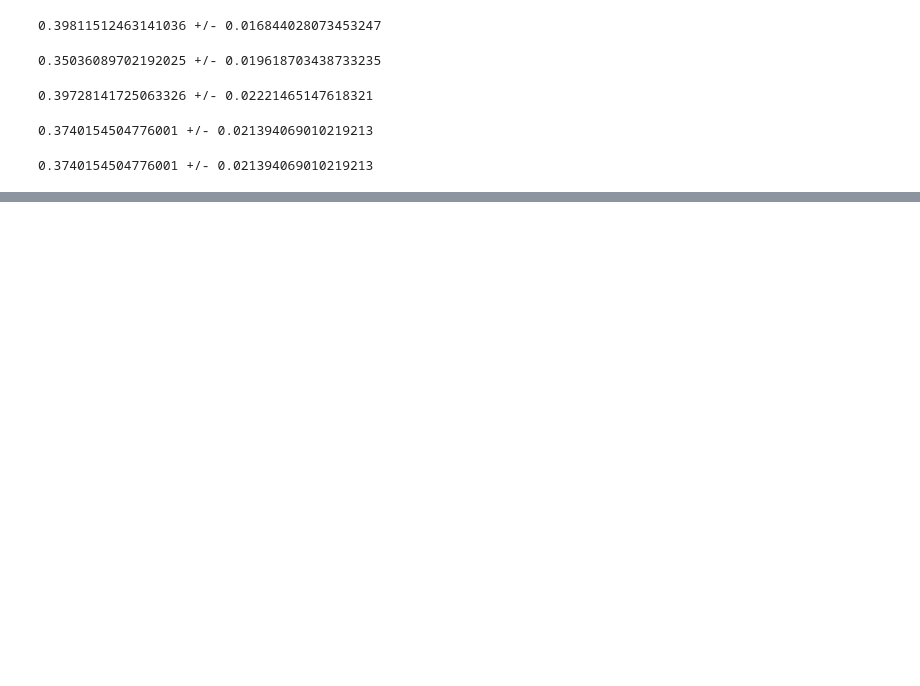
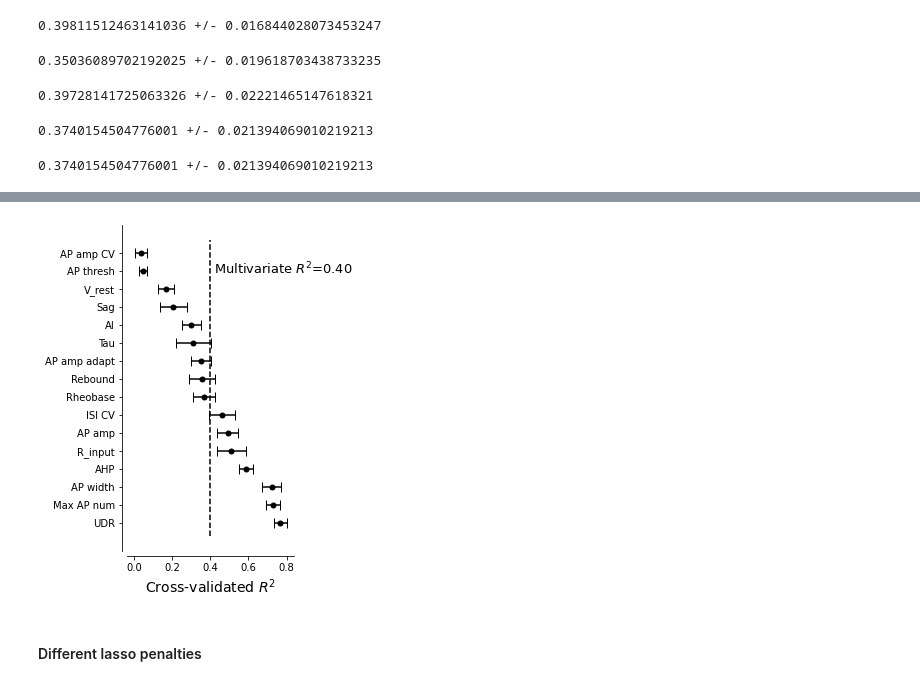
Before and after one commit to ybernaerts/PhD_thesis, a Jupyter notebook: sbnn.ipynb, the cells around one changed output, grey strips where cells are left out. Saved outputs shown, nothing was run; the diff lists cells and outputs as text; code cells hidden in the pictures; blank space fills up the shorter version.

Commit message:
more sbnn

```diff
--- a/sbnn.ipynb
+++ b/sbnn.ipynb
@@ -113,0 +120,31 @@ plt.savefig('figures/sBNN_training_curves.pdf', bbox_inches='tight',
+# %%
+with open('data/sbnn/ind_feature_scores.pickle', 'rb') as f:
+     scala_individual_R2_scores, scala_individual_R2_scores_std=pickle.load(f)
+# %%
+scala_order=np.argsort(np.array([scala_individual_R2_scores[key] for key in scala_individual_R2_scores]))[::-1]
+
+fig, ax = plt.subplots(1,1,figsize=(3,6))
+
+ax.errorbar(
+    x=np.array([scala_individual_R2_scores[key] for key in scala_individual_R2_scores])[scala_order],
+    y=np.array([key for key in scala_individual_R2_scores])[scala_order],
+    xerr=np.array([scala_individual_R2_scores_std[key] for key in scala_individual_R2_scores_std])[scala_order],
+    marker='.', color='k', markersize=10, capsize=5, linestyle='none')
+ax.vlines(np.mean(r2_freeze_unfreeze_hist[:,2,0,-1],axis=0),
+          ymin=ax.get_ylim()[0],
+          ymax=ax.get_ylim()[1],
+          linestyle='dashed',
+          color='black')
+ax.annotate(r'Multivariate $R^2$={0:.2f}'.format(np.mean(r2_freeze_unfreeze_hist[:,2,0,-1],axis=0)),
+           (np.mean(r2_freeze_unfreeze_hist[:,2,0,-1],axis=0)+0.02,
+            ax.get_ylim()[0]+1.7*(ax.get_ylim()[1]-ax.get_ylim()[0])/2),
+            fontsize=13)
+adjust_spines(ax, ["bottom", "left"])
+ax.set_xlabel(r'Cross-validated $R^2$', fontsize=14)
+plt.savefig('figures/sBNN_ind_features.pdf',
+            bbox_inches = 'tight',
+            pad_inches = 0)
+# %% [output]
+[figure, added]
+# %% [markdown]
+#### Different lasso penalties
```
Also changed, not shown: parts of 8 cells of this notebook, 11 other files.
